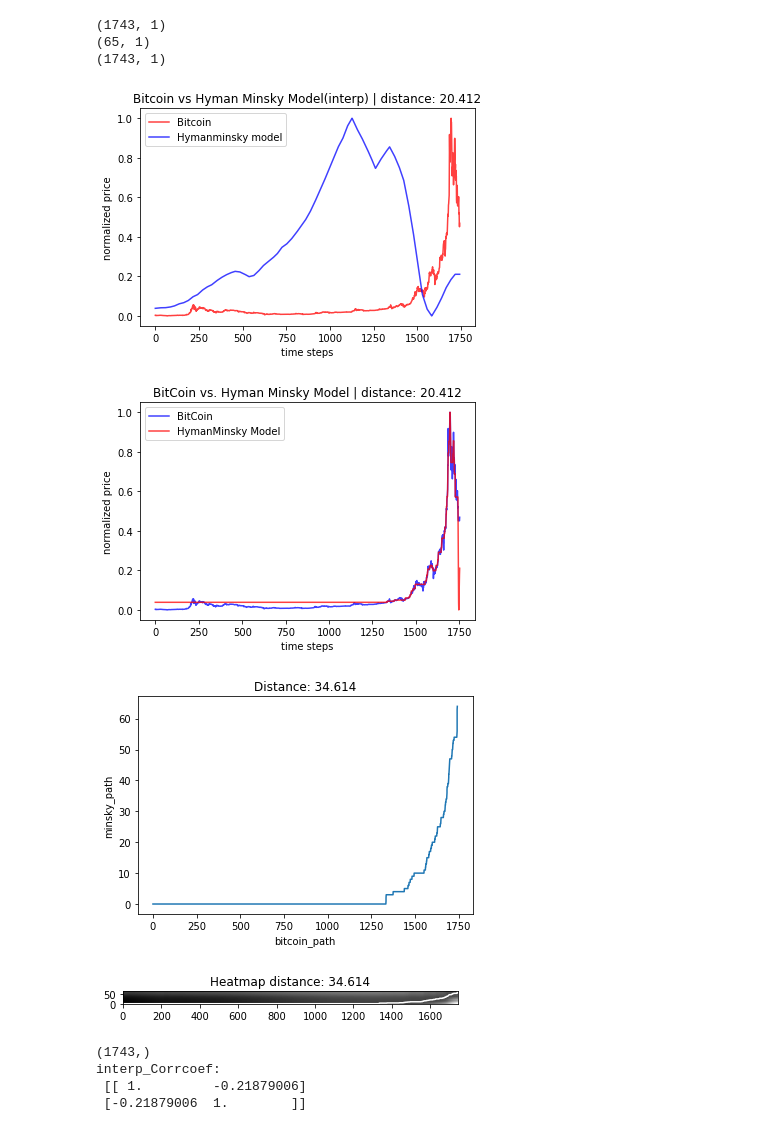
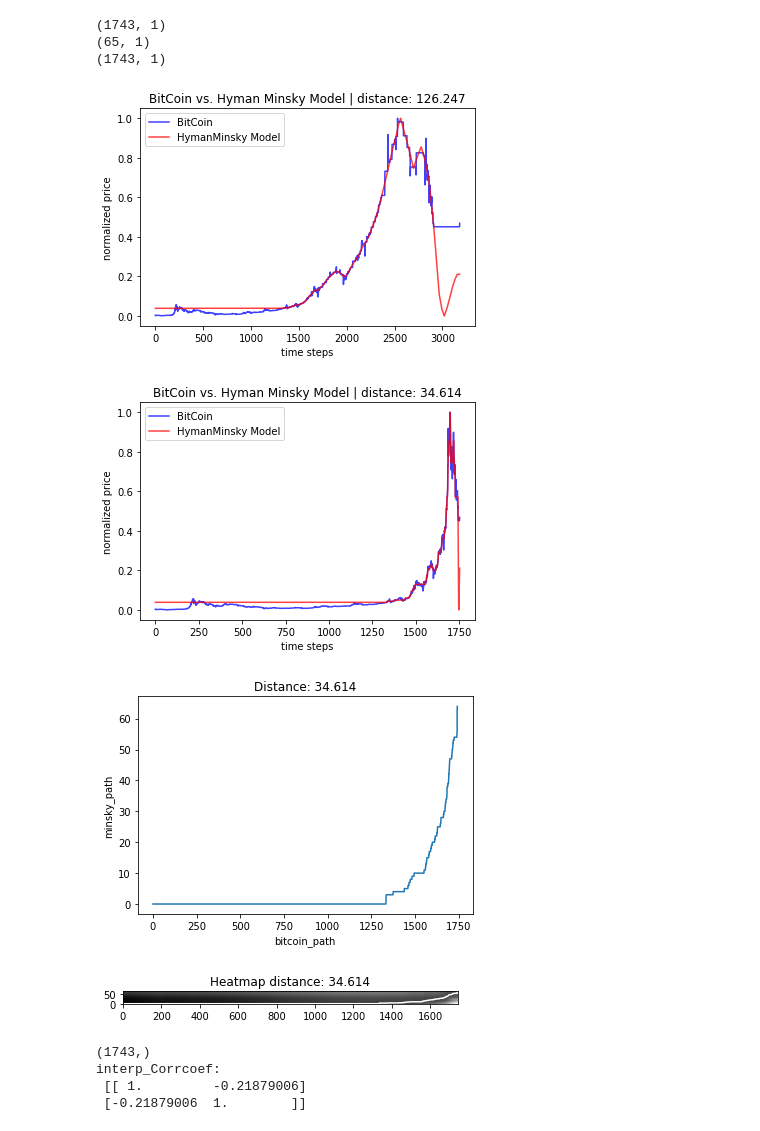
Before and after one commit to dassolkim/time-series-analysis, a Jupyter notebook: bitcoin_jihun/DTW/DTW_compare_ED.ipynb, the cells around one changed output. Saved outputs shown, nothing was run; the diff lists cells and outputs as text; code cells hidden in the pictures.

```diff
--- a/bitcoin_jihun/DTW/DTW_compare_ED.ipynb
+++ b/bitcoin_jihun/DTW/DTW_compare_ED.ipynb
@@ -40,19 +40,37 @@ print(interp_dtB.shape)
 (1743, 1)
 # %%
 # compare dtw with euclidean
-euc_dist = euclidean(dtA, interp_dtB)
+euc_dist, path_int = fastdtw(dtA, interp_dtB, dist=euclidean)
 dtw_dist, path = fastdtw(dtA, dtB, dist=euclidean)
 d, cost_matrix, acc_cost_matrix, path_ = dtw(dtA, dtB, dist=euclidean)
 # %%
+# # Interpolation
+# fig, ax = plt.subplots()
+# ax.plot(dtA, color='r', label='Bitcoin', alpha=0.75)
+# ax.plot(interp_dtB, color='b', label='Hymanminsky model', alpha=0.75)
+# ax.legend()
+# ax.set_title("Bitcoin vs Hyman Minsky Model(interp) | distance: {}"
+#             .format(round(euc_dist, 3)))
+# ax.set_xlabel("time steps")
+# ax.set_ylabel("normalized price")
+
+# plt.show()
+
 fig, ax = plt.subplots()
-ax.plot(dtA, color='r', label='Bitcoin', alpha=0.75)
-ax.plot(interp_dtB, color='b', label='Hymanminsky model', alpha=0.75)
+
+int_dtA_df = pd.DataFrame(data=dtA)
+interp_dtB_df = pd.DataFrame(data=interp_dtB)
+
+ax.plot([int_dtA_df.iloc[v] for v in [p[0] for p in path_int]],
+        color='b', label='BitCoin', alpha=0.75)
+ax.plot([interp_dtB_df.iloc[v] for v in [p[1] for p in path_int]],
+        color='r', label='HymanMinsky Model', alpha=0.75)
 ax.legend()
-ax.set_title("Bitcoin vs Hyman Minsky Model(interp) | distance: {}"
-            .format(round(euc_dist, 3)))
+# euc_dist = np.float(euc_dist)
+ax.set_title("BitCoin vs. Hyman Minsky Model | distance: {}"
+             .format(round(euc_dist, 3)))
 ax.set_xlabel("time steps")
 ax.set_ylabel("normalized price")
-
 plt.show()
 
 fig, ax = plt.subplots()
@@ -60,38 +78,38 @@ fig, ax = plt.subplots()
 dtA_df = pd.DataFrame(data=dtA)
 dtB_df = pd.DataFrame(data=dtB)
 
 ax.plot([dtA_df.iloc[v] for v in [p[0] for p in path]],
         color='b', label='BitCoin', alpha=0.75)
 ax.plot([dtB_df.iloc[v] for v in [p[1] for p in path]],
         color='r', label='HymanMinsky Model', alpha=0.75)
 ax.legend()
 euc_dist = np.float(euc_dist)
 ax.set_title("BitCoin vs. Hyman Minsky Model | distance: {}"
-             .format(round(euc_dist, 3)))
+             .format(round(dtw_dist, 3)))
 ax.set_xlabel("time steps")
 ax.set_ylabel("normalized price")
 plt.show()
 
 dtA_path = [p[0] for p in path]
 dtB_path = [p[1] for p in path]
 
 fig, ax = plt.subplots()
 ax.plot(dtA_path, dtB_path)
 ax.set_title("Distance: {}".format(round(dtw_dist, 3)))
 # plt.plot(arraysA_path, arraysB_path)
 ax.set_xlabel("bitcoin_path")
 ax.set_ylabel("minsky_path")
 plt.show()
 
 plt.title("Heatmap distance: {}".format(round(d,3)))
 plt.imshow(acc_cost_matrix.T, origin='lower', cmap='gray', interpolation='nearest')
 plt.plot(path_[0], path_[1], 'w')
 plt.show()
 # %% [output]
-[figure, old version]
+[figure, new version]
-[figure, old version]
+[figure, new version]
-[figure, old version]
+[figure, new version]
-[figure, old version]
+[figure, new version]
 # %%
 dtA = dtA.reshape(-1)
 interp_dtB = interp_dtB.reshape(-1)
```
Also changed, not shown: parts of 4 cells of this notebook, 3 other files.
